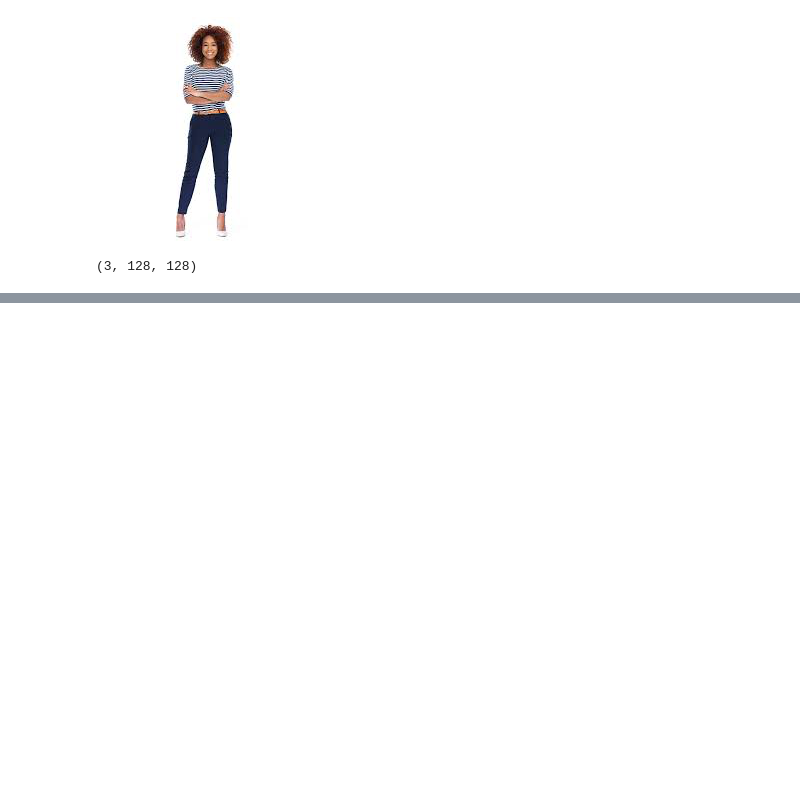
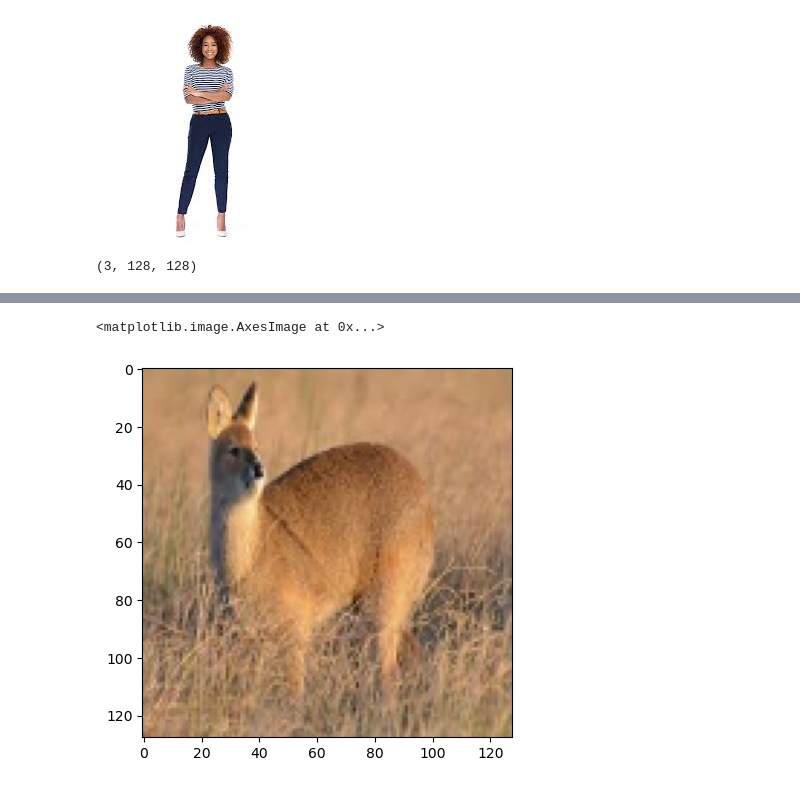
Before and after one commit to Sfarm18/Sfarm, a Jupyter notebook: model/img preprocess.ipynb, the cells around one changed output, grey strips where cells are left out. Cells and saved outputs as stored; diff of their text form; code cells hidden in the pictures; blank space fills up the shorter version.

```diff
--- a/model/img preprocess.ipynb
+++ b/model/img preprocess.ipynb
@@ -215,0 +285,5 @@ resize_train[220][0].numpy().shape
+# %%
+plt.imshow(resize_train[220][0].permute(1,2,0))
+# %% [output]
+<matplotlib.image.AxesImage at 0x...>
+[figure, added]
```
Also changed, not shown: parts of 7 cells of this notebook.
